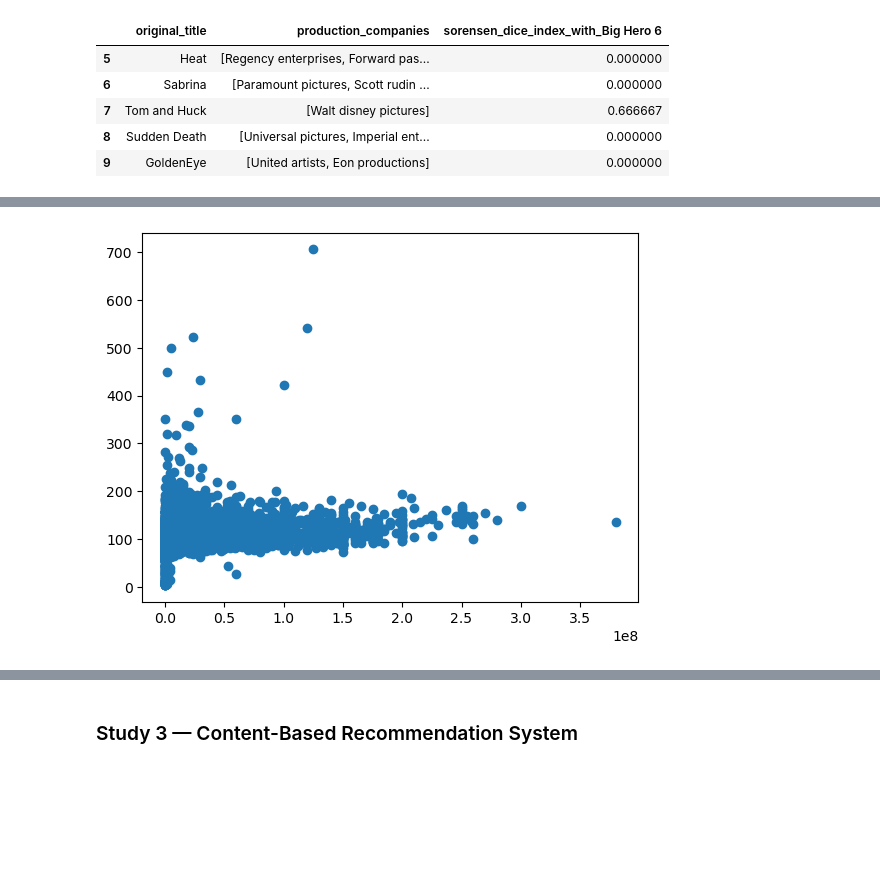
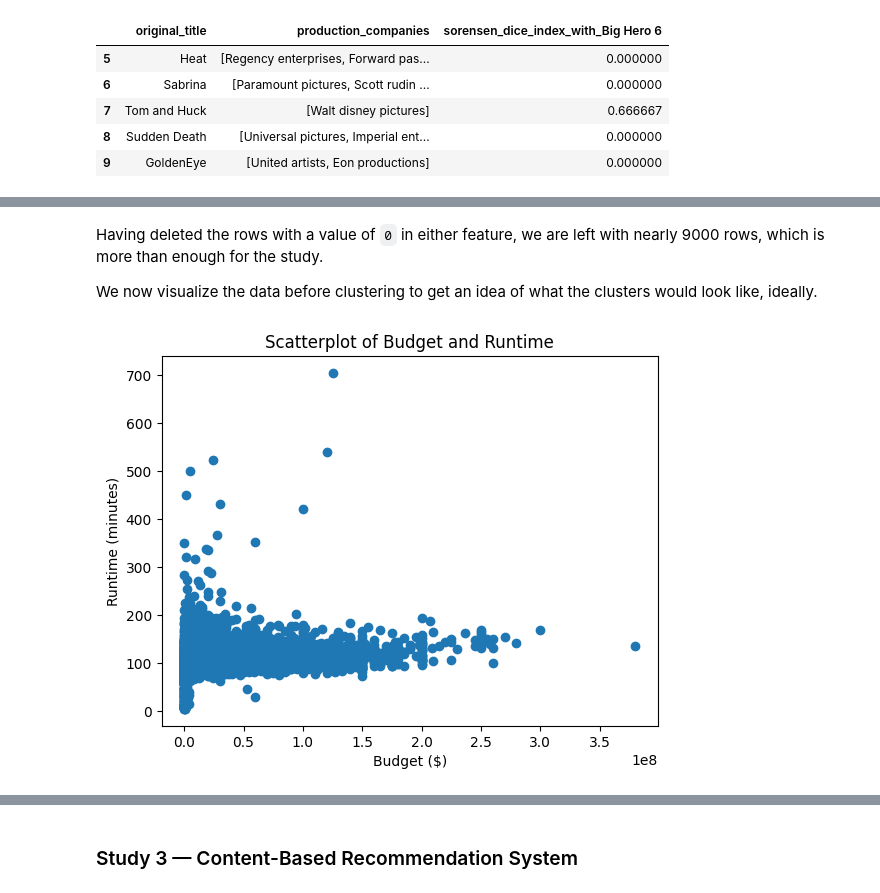
Before and after one commit to BrentMRPalmer/CSI4142-A4, a Jupyter notebook: UnsupervisedLearning.ipynb, the cells around one changed output, grey strips where cells are left out. Cells and saved outputs as stored; diff of their text form; code cells hidden in the pictures; blank space fills up the shorter version.

```diff
--- a/UnsupervisedLearning.ipynb
+++ b/UnsupervisedLearning.ipynb
@@ -1173,7 +1224,7 @@ Levenshtein Distance: https://www.geeksforgeeks.org/introduction-to-python-leven
 reference_title = "Back to the Future"
 
 # Apply the Levenshtein.distance function from the Levenshtein library to compute the edit distance between the reference title and the title of every other movie
-new_feature_name = "edit_distance_title_to" + reference_title
+new_feature_name = "edit_distance_title_to_" + reference_title
 cleaned_metadata_df[new_feature_name] = cleaned_metadata_df["original_title"].apply(
     lambda title: Levenshtein.distance(reference_title, title)
 )
@@ -1435,12 +1570,14 @@ def run_and_plot_minibatchkmeans(input_df, k_values, feature1, feature2):
 # %%
+# Select the features
+feature1 = ["budget", "$"]
+feature2 = ["runtime", "minutes"]
+
 # Save a DataFrame with the two desired features
-feature1 = "budget"
-feature2 = "runtime"
-revenue_budget_metadata_df = cleaned_metadata_df[[feature1, feature2]]
+budget_runtime_metadata_df = cleaned_metadata_df[[feature1[0], feature2[0]]]
 
 # Drop all rows with missing data
-revenue_budget_metadata_df = revenue_budget_metadata_df.loc[~((revenue_budget_metadata_df[feature1] == 0) | (revenue_budget_metadata_df[feature2] == 0))]
+budget_runtime_metadata_df = budget_runtime_metadata_df.loc[~((budget_runtime_metadata_df[feature1[0]] == 0) | (budget_runtime_metadata_df[feature2[0]] == 0))]
 
 # Verify the updated DataFrame looks appropriate
-revenue_budget_metadata_df["budget"].min()
+budget_runtime_metadata_df
 # %% [output]
@@ -1448,5 +1597,13 @@ revenue_budget_metadata_df["budget"].min()
+# %% [markdown]
+Having deleted the rows with a value of `0` in either feature, we are left with nearly 9000 rows, which is more than enough for the study.
+
+We now visualize the data before clustering to get an idea of what the clusters would look like, ideally.
 # %%
-plt.scatter(revenue_budget_metadata_df[feature1], revenue_budget_metadata_df[feature2])
+# Create a scatterplot comparing budget and runtime
+plt.scatter(budget_runtime_metadata_df[feature1[0]], budget_runtime_metadata_df[feature2[0]])
+plt.title("Scatterplot of " + feature1[0].title() + " and " + feature2[0].title())
+plt.xlabel(feature1[0].title() + " (" + feature1[1] + ")")
+plt.ylabel(feature2[0].title() + " (" + feature2[1] + ")")
 plt.show()
 # %% [output]
-[figure, old version]
+[figure, new version]
```
Also changed, not shown: parts of 58 cells of this notebook.
